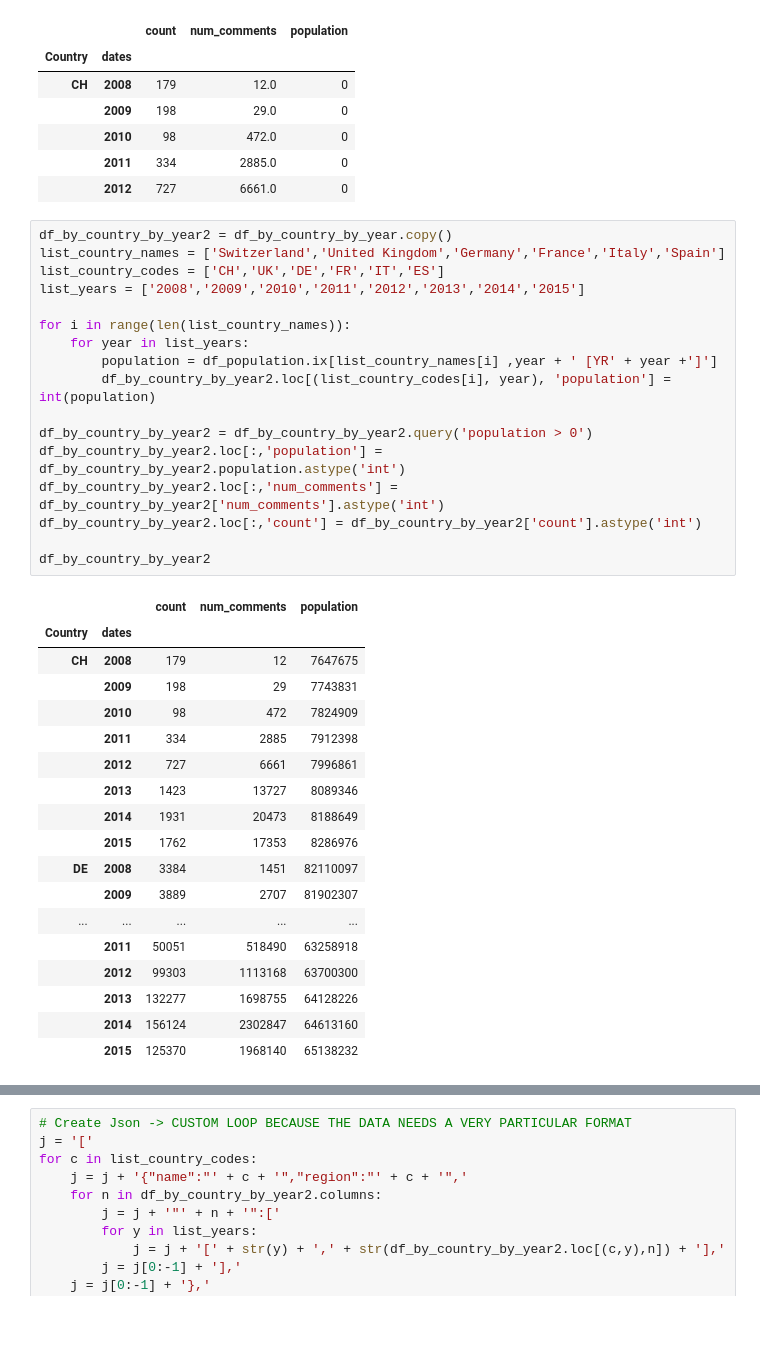
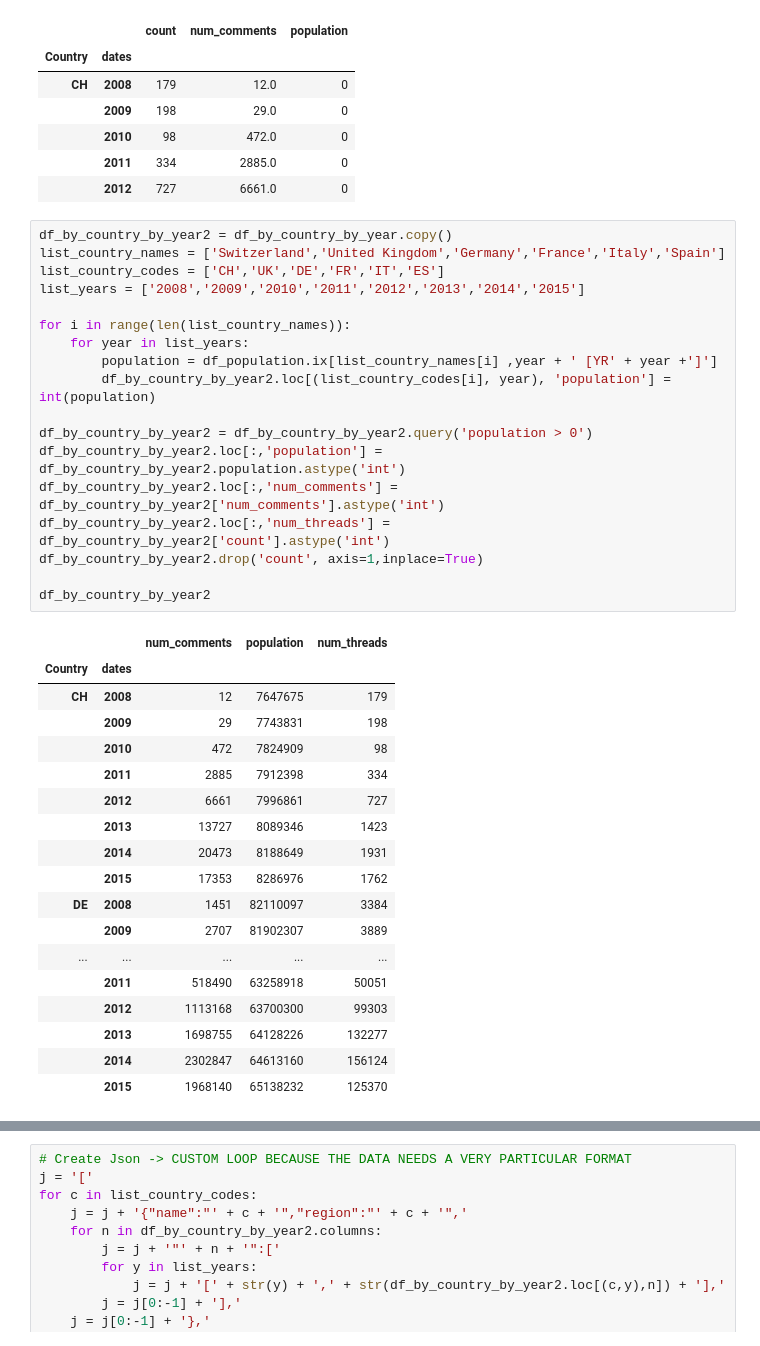
Before and after one commit to vidit09/ada-project, a Jupyter notebook: Content Growth/Analyzing Reddit Content Growth.ipynb, the cells around one changed output, grey strips where cells are left out. Drawn from its saved outputs; the diff is of its cells as text.

```diff
--- a/Content Growth/Analyzing Reddit Content Growth.ipynb
+++ b/Content Growth/Analyzing Reddit Content Growth.ipynb
@@ -191,36 +191,37 @@ df_by_country_by_year.head()
 # %%
 df_by_country_by_year2 = df_by_country_by_year.copy()
 list_country_names = ['Switzerland','United Kingdom','Germany','France','Italy','Spain']
 list_country_codes = ['CH','UK','DE','FR','IT','ES']
 list_years = ['2008','2009','2010','2011','2012','2013','2014','2015']
 
 for i in range(len(list_country_names)):
     for year in list_years:
         population = df_population.ix[list_country_names[i] ,year + ' [YR' + year +']']
         df_by_country_by_year2.loc[(list_country_codes[i], year), 'population'] = int(population)
 
 df_by_country_by_year2 = df_by_country_by_year2.query('population > 0')
 df_by_country_by_year2.loc[:,'population'] = df_by_country_by_year2.population.astype('int')
 df_by_country_by_year2.loc[:,'num_comments'] = df_by_country_by_year2['num_comments'].astype('int')
-df_by_country_by_year2.loc[:,'count'] = df_by_country_by_year2['count'].astype('int')
+df_by_country_by_year2.loc[:,'num_threads'] = df_by_country_by_year2['count'].astype('int')
+df_by_country_by_year2.drop('count', axis=1,inplace=True)
 
 df_by_country_by_year2
 # %% [output]
-|  |  | count | num_comments | population |
+|  |  | num_comments | population | num_threads |
 | Country | dates |  |  |  |
-| CH | 2008 | 179 | 12 | 7647675 |
-|  | 2009 | 198 | 29 | 7743831 |
-|  | 2010 | 98 | 472 | 7824909 |
-|  | 2011 | 334 | 2885 | 7912398 |
-|  | 2012 | 727 | 6661 | 7996861 |
-|  | 2013 | 1423 | 13727 | 8089346 |
-|  | 2014 | 1931 | 20473 | 8188649 |
-|  | 2015 | 1762 | 17353 | 8286976 |
-| DE | 2008 | 3384 | 1451 | 82110097 |
-|  | 2009 | 3889 | 2707 | 81902307 |
+| CH | 2008 | 12 | 7647675 | 179 |
+|  | 2009 | 29 | 7743831 | 198 |
+|  | 2010 | 472 | 7824909 | 98 |
+|  | 2011 | 2885 | 7912398 | 334 |
+|  | 2012 | 6661 | 7996861 | 727 |
+|  | 2013 | 13727 | 8089346 | 1423 |
+|  | 2014 | 20473 | 8188649 | 1931 |
+|  | 2015 | 17353 | 8286976 | 1762 |
+| DE | 2008 | 1451 | 82110097 | 3384 |
+|  | 2009 | 2707 | 81902307 | 3889 |
 | ... | ... | ... | ... | ... |
-|  | 2011 | 50051 | 518490 | 63258918 |
-|  | 2012 | 99303 | 1113168 | 63700300 |
-|  | 2013 | 132277 | 1698755 | 64128226 |
-|  | 2014 | 156124 | 2302847 | 64613160 |
-|  | 2015 | 125370 | 1968140 | 65138232 |
+|  | 2011 | 518490 | 63258918 | 50051 |
+|  | 2012 | 1113168 | 63700300 | 99303 |
+|  | 2013 | 1698755 | 64128226 | 132277 |
+|  | 2014 | 2302847 | 64613160 | 156124 |
+|  | 2015 | 1968140 | 65138232 | 125370 |
```
Also changed, not shown: parts of 2 cells of this notebook, 1 other file.
